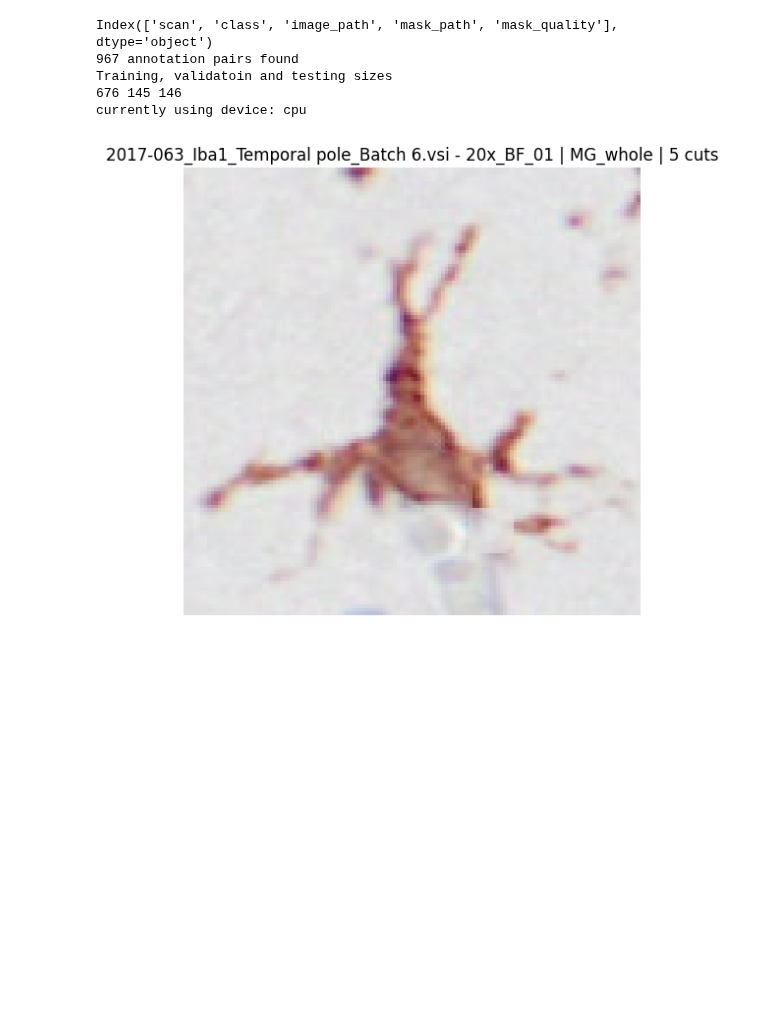
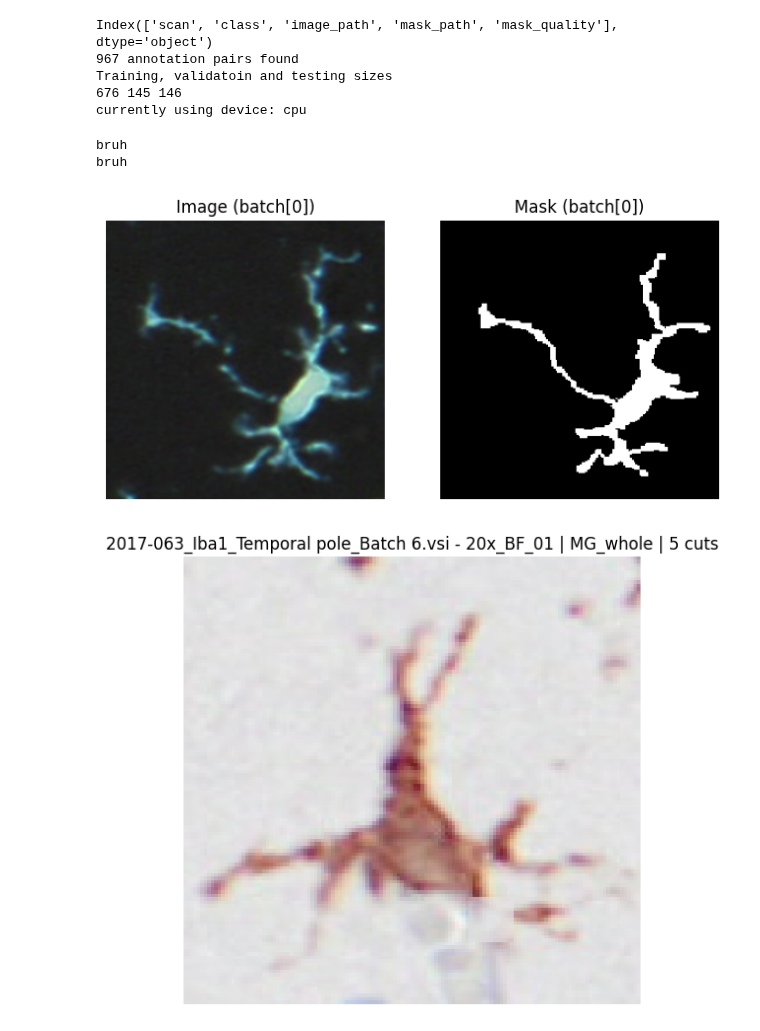
Before and after one commit to cwissyboi/AutomaticMicrogliaMorphologyAnalysis, a Jupyter notebook: initial_pipeline/segmentation/custom_segmentation/random_disconnections.ipynb, the cells around one changed output. Cells and saved outputs as stored; diff of their text form; code cells hidden in the pictures; blank space fills up the shorter version.

Commit message:
test albumation working

```diff
--- a/initial_pipeline/segmentation/custom_segmentation/random_disconnections.ipynb
+++ b/initial_pipeline/segmentation/custom_segmentation/random_disconnections.ipynb
@@ -85,7 +74,8 @@ train_tfms = A.Compose([
 
 test_tfms = A.Compose([
     A.Resize(256, 256),
-    ToTensorV2()
+    ToTensorV2(),
+    MyTestTransform(p = 1.0)
 ])
 
 
@@ -95,9 +85,9 @@ test_ds  = SegmentationDataset(test_df, test_tfms)
 val_ds = SegmentationDataset(val_df, test_tfms)
 
 
-train_loader = DataLoader(train_ds, batch_size=16, shuffle=True, num_workers=0)
-test_loader  = DataLoader(test_ds, batch_size=16, shuffle=False, num_workers=0)
-val_loader   = DataLoader(val_ds,   batch_size=16, shuffle=False, num_workers=0)
+train_loader = DataLoader(train_ds, batch_size=2, shuffle=True, num_workers=0)
+test_loader  = DataLoader(test_ds, batch_size=2, shuffle=False, num_workers=0)
+val_loader   = DataLoader(val_ds,   batch_size=2, shuffle=False, num_workers=0)
 
 
 criterion = nn.BCEWithLogitsLoss()
@@ -111,6 +101,32 @@ Index(['scan', 'class', 'image_path', 'mask_path', 'mask_quality'], dtype='objec
 Training, validatoin and testing sizes
 676 145 146
 currently using device: cpu
+# %%
+import matplotlib.pyplot as plt
+
+img_batch, mask_batch = next(iter(test_loader))
+
+# take first item in batch
+img = img_batch[0].permute(1, 2, 0).numpy()
+mask = mask_batch[0, 0].numpy()
+
+plt.figure(figsize=(8, 4))
+
+plt.subplot(1, 2, 1)
+plt.imshow(img)
+plt.title("Image (batch[0])")
+plt.axis("off")
+
+plt.subplot(1, 2, 2)
+plt.imshow(mask, cmap="gray")
+plt.title("Mask (batch[0])")
+plt.axis("off")
+
+plt.show()
+# %% [output]
+bruh
+bruh
+[figure, added]
 # %%
 visualize_first_n_with_branch_cuts(
     train_df,
```
Also changed, not shown: parts of 1 cell of this notebook, 1 other file.
